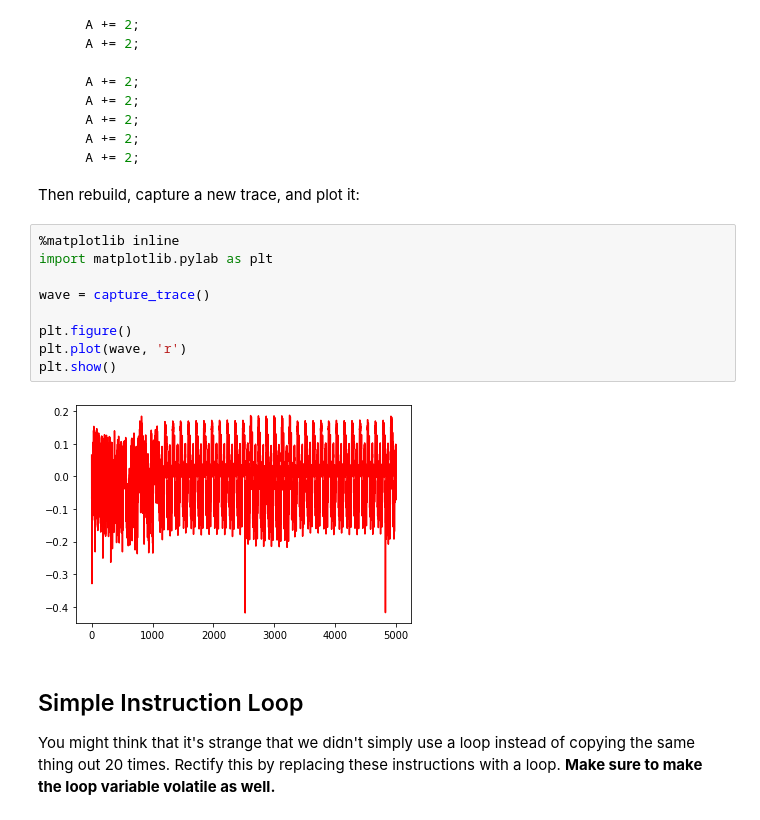
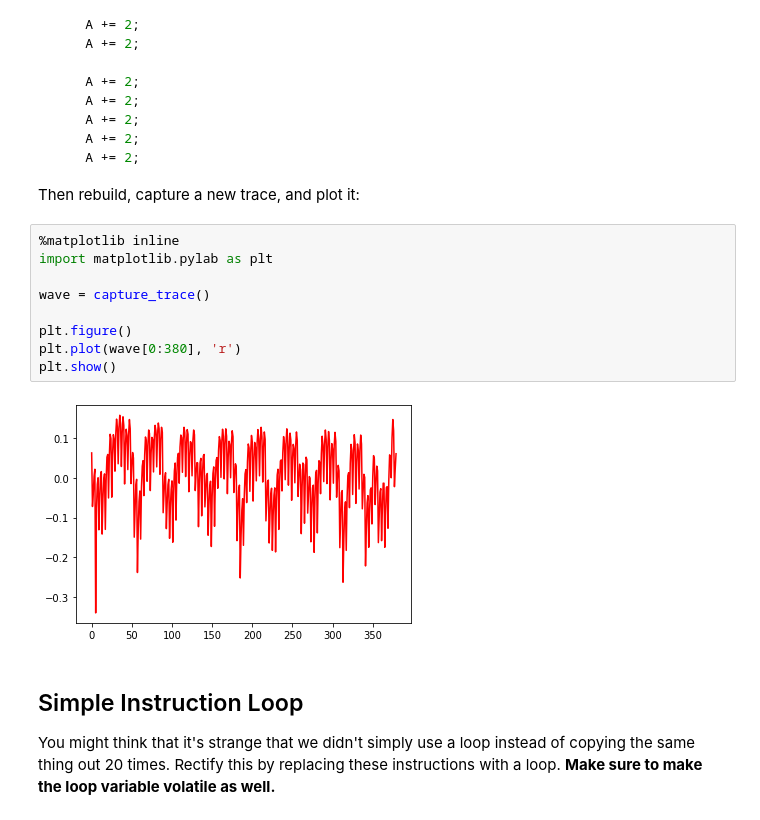
Before and after one commit to dr-brutalov/chipwhisperer-jupyter, a Jupyter notebook: courses/sca101/Lab 2_1A - Instruction Power Differences (MAIN).ipynb, the cells around one changed output. Drawn from its saved outputs; the diff is of its cells as text.

```diff
--- a/courses/sca101/Lab 2_1A - Instruction Power Differences (MAIN).ipynb
+++ b/courses/sca101/Lab 2_1A - Instruction Power Differences (MAIN).ipynb
@@ -218,14 +218,14 @@ Then rebuild, capture a new trace, and plot it:
 # %%
 %matplotlib inline
 import matplotlib.pylab as plt
 
 wave = capture_trace()
 
 plt.figure()
-plt.plot(wave, 'r')
+plt.plot(wave[0:380], 'r')
 plt.show()
 # %% [output]
-[figure, old version]
+[figure, new version]
 # %% [markdown]
 ## Simple Instruction Loop
 
```
Also changed, not shown: parts of 3 cells of this notebook.
